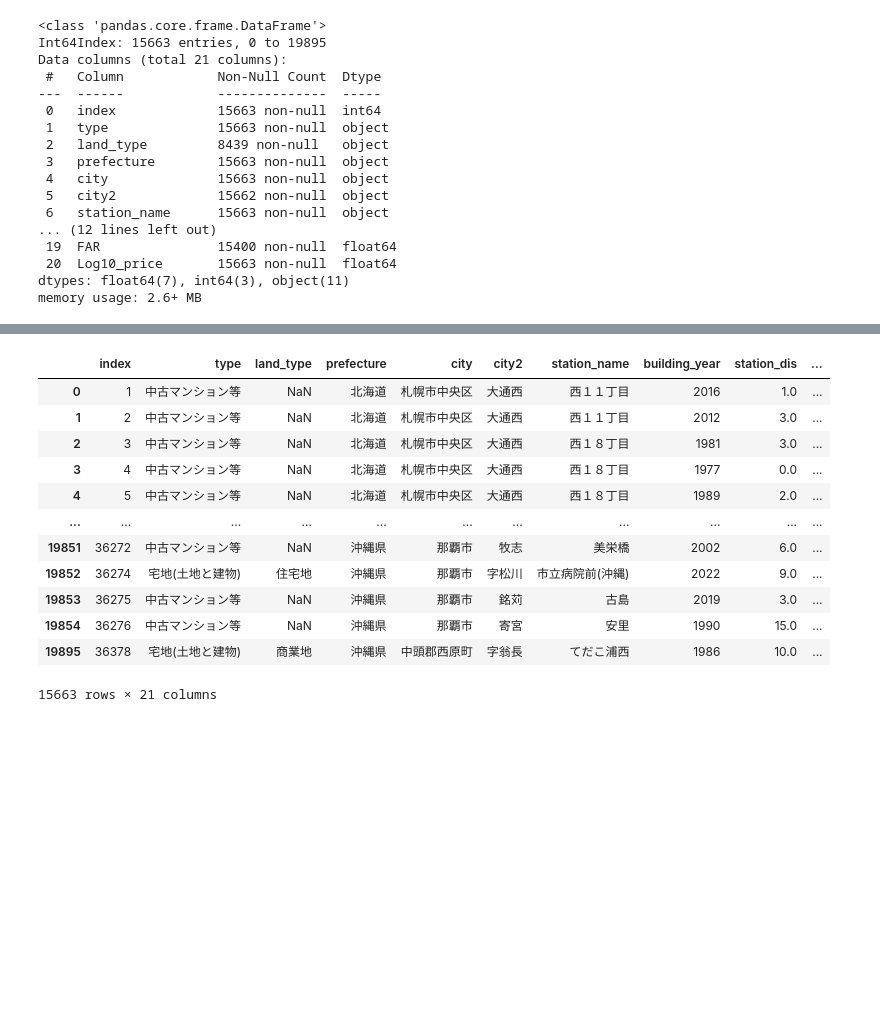
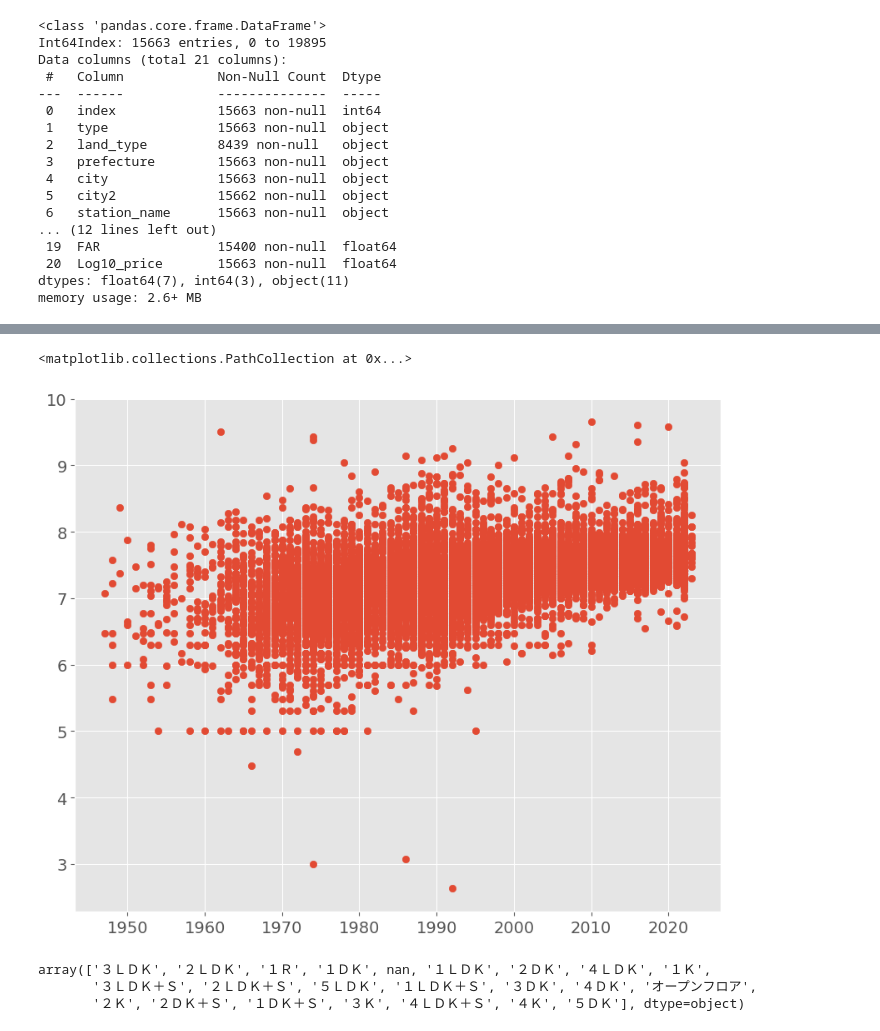
Before and after one commit to dumbled0re/EDA, a Jupyter notebook: 04_visualization/29-36_data_preprocessing_in_matplotlib.ipynb, the cells around one changed output, grey strips where cells are left out. Drawn from its saved outputs; the diff is of its cells as text; code cells hidden in the pictures; blank space fills up the shorter version.

```diff
--- a/04_visualization/29-36_data_preprocessing_in_matplotlib.ipynb
+++ b/04_visualization/29-36_data_preprocessing_in_matplotlib.ipynb
@@ -126,16 +140,11 @@ memory usage: 2.6+ MB
+# %%
+plt.scatter(df['building_year'], df['Log10_price'])
+# %% [output]
+<matplotlib.collections.PathCollection at 0x...>
+[figure, added]
 # %%
-df
+df['room'].unique()
 # %% [output]
-|  | index | type | land_type | prefecture | city | city2 | station_name | building_year | station_dis | ... |
-| 0 | 1 | 中古マンション等 | NaN | 北海道 | 札幌市中央区 | 大通西 | 西１１丁目 | 2016 | 1.0 | ... |
-| 1 | 2 | 中古マンション等 | NaN | 北海道 | 札幌市中央区 | 大通西 | 西１１丁目 | 2012 | 3.0 | ... |
-| 2 | 3 | 中古マンション等 | NaN | 北海道 | 札幌市中央区 | 大通西 | 西１８丁目 | 1981 | 3.0 | ... |
-| 3 | 4 | 中古マンション等 | NaN | 北海道 | 札幌市中央区 | 大通西 | 西１８丁目 | 1977 | 0.0 | ... |
-| 4 | 5 | 中古マンション等 | NaN | 北海道 | 札幌市中央区 | 大通西 | 西１８丁目 | 1989 | 2.0 | ... |
-| ... | ... | ... | ... | ... | ... | ... | ... | ... | ... | ... |
-| 19851 | 36272 | 中古マンション等 | NaN | 沖縄県 | 那覇市 | 牧志 | 美栄橋 | 2002 | 6.0 | ... |
-| 19852 | 36274 | 宅地(土地と建物) | 住宅地 | 沖縄県 | 那覇市 | 字松川 | 市立病院前(沖縄) | 2022 | 9.0 | ... |
-| 19853 | 36275 | 中古マンション等 | NaN | 沖縄県 | 那覇市 | 銘苅 | 古島 | 2019 | 3.0 | ... |
-| 19854 | 36276 | 中古マンション等 | NaN | 沖縄県 | 那覇市 | 寄宮 | 安里 | 1990 | 15.0 | ... |
-| 19895 | 36378 | 宅地(土地と建物) | 商業地 | 沖縄県 | 中頭郡西原町 | 字翁長 | てだこ浦西 | 1986 | 10.0 | ... |
-15663 rows × 21 columns
+array(['３ＬＤＫ', '２ＬＤＫ', '１Ｒ', '１ＤＫ', nan, '１ＬＤＫ', '２ＤＫ', '４ＬＤＫ', '１Ｋ',
+       '３ＬＤＫ＋Ｓ', '２ＬＤＫ＋Ｓ', '５ＬＤＫ', '１ＬＤＫ＋Ｓ', '３ＤＫ', '４ＤＫ', 'オープンフロア',
+       '２Ｋ', '２ＤＫ＋Ｓ', '１ＤＫ＋Ｓ', '３Ｋ', '４ＬＤＫ＋Ｓ', '４Ｋ', '５ＤＫ'], dtype=object)
```
Also changed, not shown: parts of 7 cells of this notebook.
